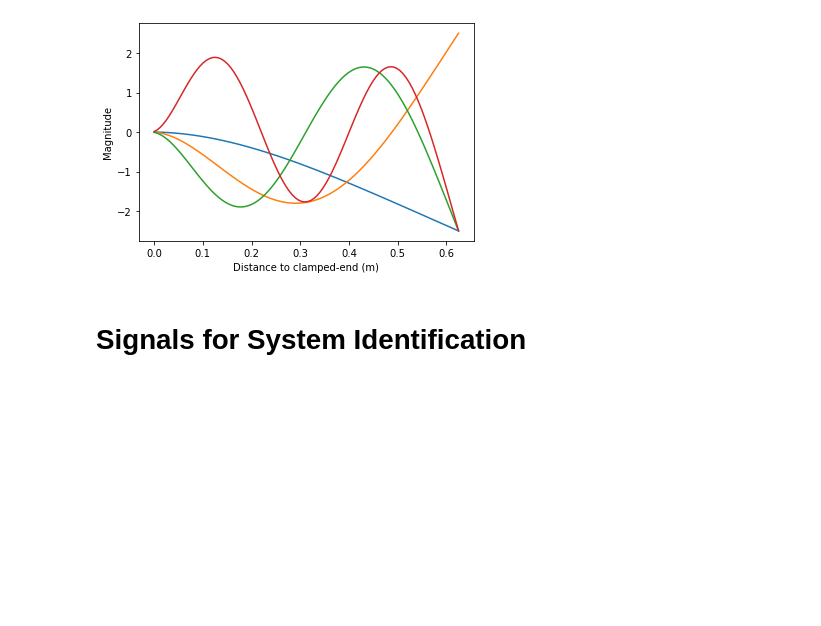
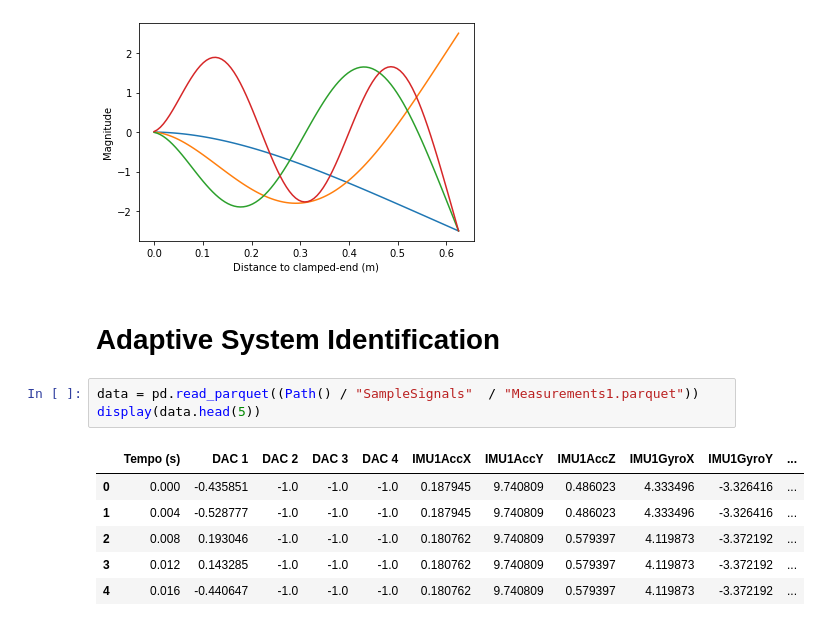
Before and after one commit to eduardobatista/ActVibModules, a Jupyter notebook: Examples.ipynb, the cells around one changed output. Drawn from its saved outputs; the diff is of its cells as text; blank space fills up the shorter version.

```diff
--- a/Examples.ipynb
+++ b/Examples.ipynb
@@ -38,5 +38,15 @@ plt.show()
 Natural frequencies are: [  6.24198915  39.11343994 109.50756621 214.56860725].
 [figure]
 # %% [markdown]
-# Signals for System Identification
+# Adaptive System Identification
+# %%
+data = pd.read_parquet((Path() / "SampleSignals"  / "Measurements1.parquet"))
+display(data.head(5))
+# %% [output]
+|  | Tempo (s) | DAC 1 | DAC 2 | DAC 3 | DAC 4 | IMU1AccX | IMU1AccY | IMU1AccZ | IMU1GyroX | IMU1GyroY | ... |
+| 0 | 0.000 | -0.435851 | -1.0 | -1.0 | -1.0 | 0.187945 | 9.740809 | 0.486023 | 4.333496 | -3.326416 | ... |
+| 1 | 0.004 | -0.528777 | -1.0 | -1.0 | -1.0 | 0.187945 | 9.740809 | 0.486023 | 4.333496 | -3.326416 | ... |
+| 2 | 0.008 | 0.193046 | -1.0 | -1.0 | -1.0 | 0.180762 | 9.740809 | 0.579397 | 4.119873 | -3.372192 | ... |
+| 3 | 0.012 | 0.143285 | -1.0 | -1.0 | -1.0 | 0.180762 | 9.740809 | 0.579397 | 4.119873 | -3.372192 | ... |
+| 4 | 0.016 | -0.440647 | -1.0 | -1.0 | -1.0 | 0.180762 | 9.740809 | 0.579397 | 4.119873 | -3.372192 | ... |
 # %%
```
Also changed, not shown: parts of 2 cells of this notebook.
